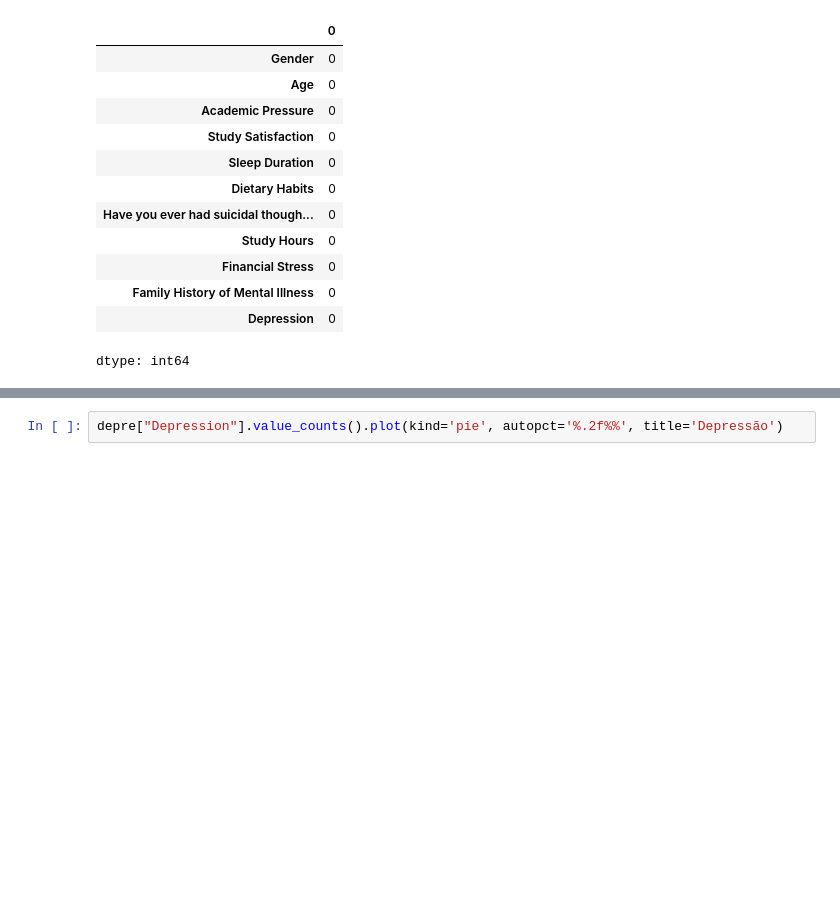
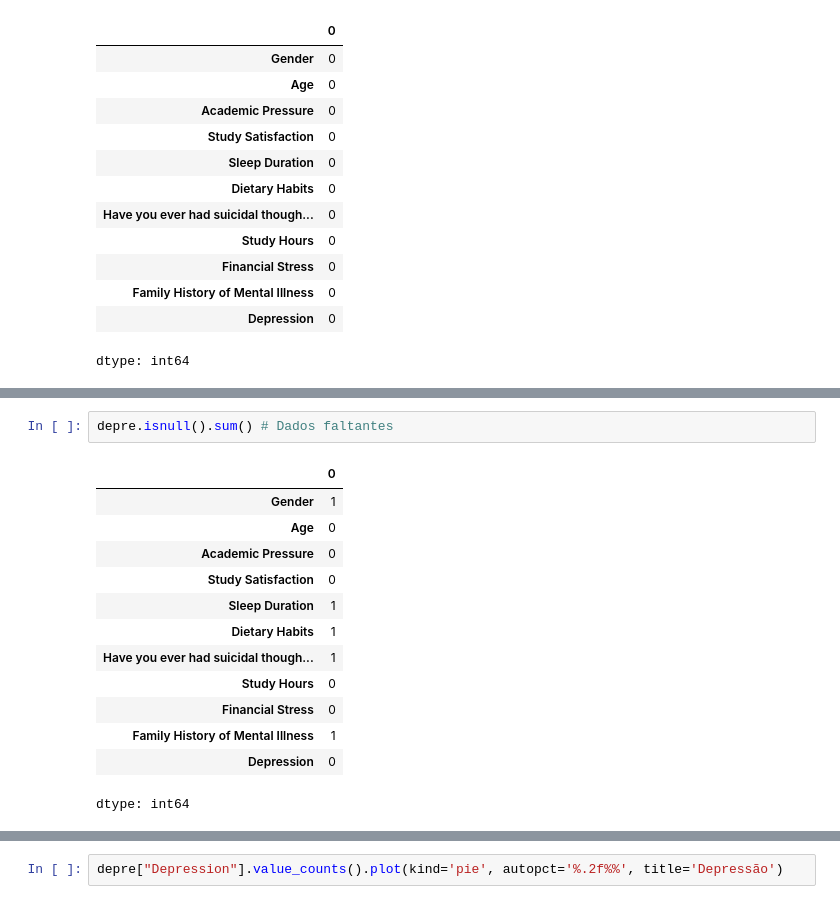
Before and after one commit to MrCostinha/CDE-AM, a Jupyter notebook: CDE_Projeto_Final_AM.ipynb, the cells around one changed output, grey strips where cells are left out. Cells and saved outputs as stored; diff of their text form; blank space fills up the shorter version.

```diff
--- a/CDE_Projeto_Final_AM.ipynb
+++ b/CDE_Projeto_Final_AM.ipynb
@@ -65,0 +74,16 @@ dtype: int64
+# %%
+depre.isnull().sum() # Dados faltantes
+# %% [output]
+|  | 0 |
+| Gender | 1 |
+| Age | 0 |
+| Academic Pressure | 0 |
+| Study Satisfaction | 0 |
+| Sleep Duration | 1 |
+| Dietary Habits | 1 |
+| Have you ever had suicidal though... | 1 |
+| Study Hours | 0 |
+| Financial Stress | 0 |
+| Family History of Mental Illness | 1 |
+| Depression | 0 |
+dtype: int64
```
Also changed, not shown: parts of 10 cells of this notebook.
